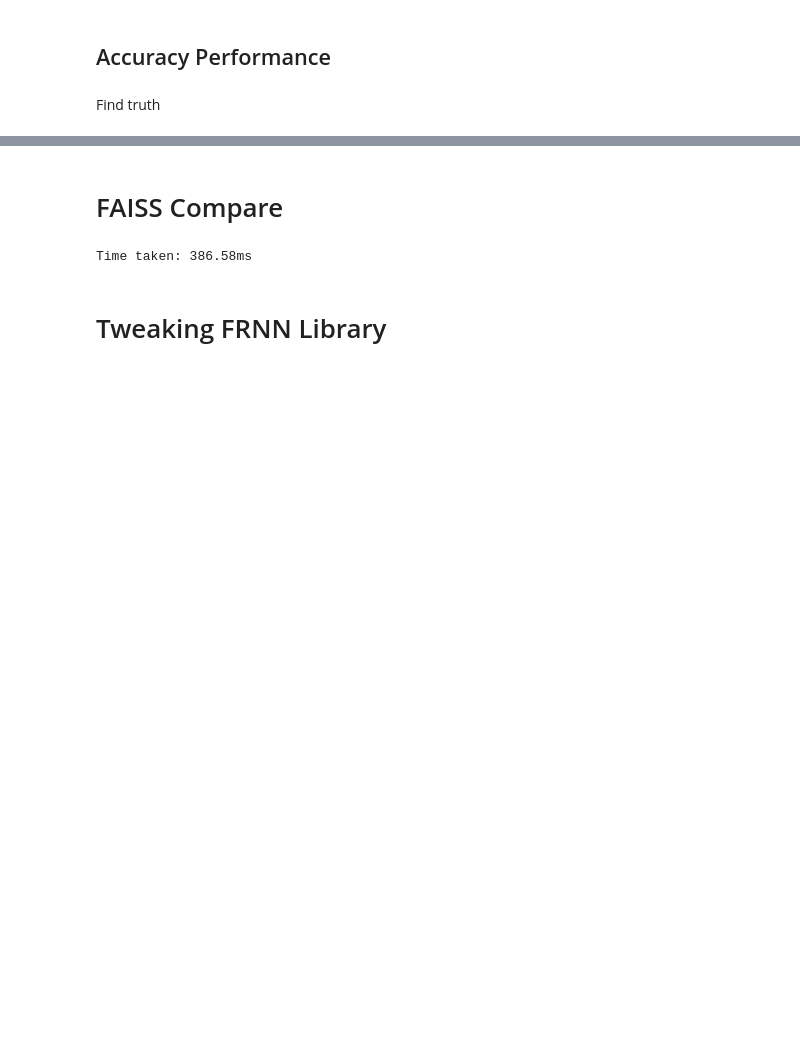
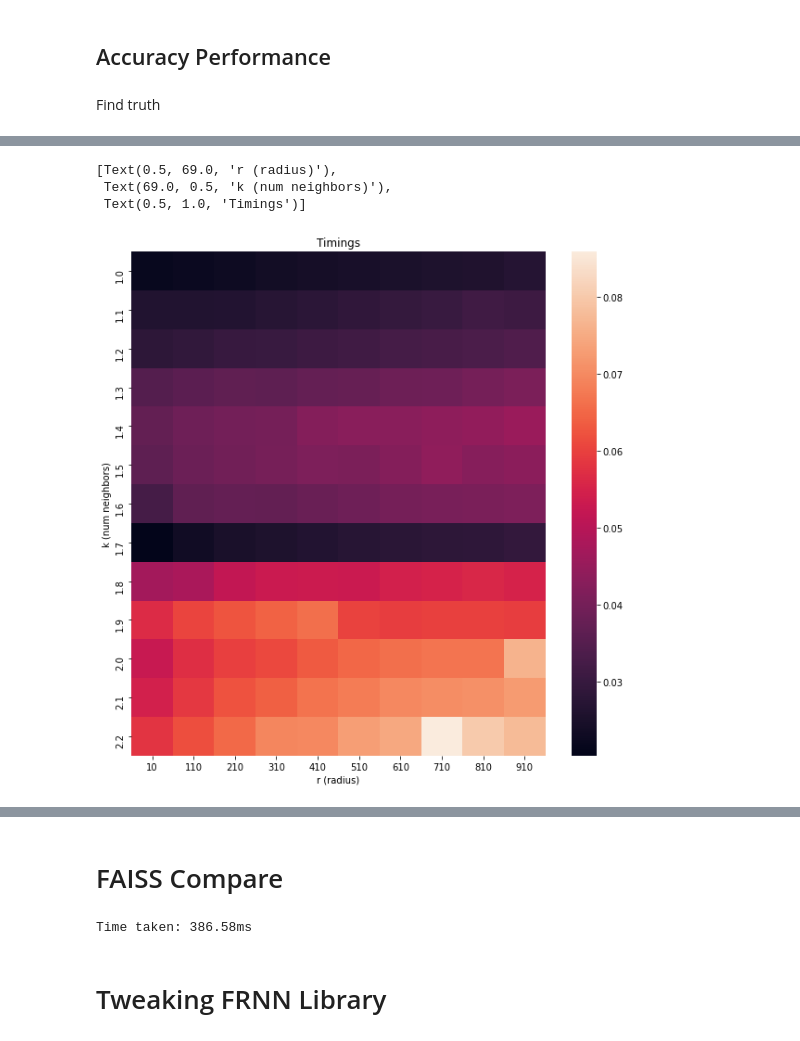
Before and after one commit to murnanedaniel/end-to-end, a Jupyter notebook: notebooks/GridSearch/4-FRNN-TweakedKNN.ipynb, the cells around one changed output, grey strips where cells are left out. Cells and saved outputs as stored; diff of their text form; code cells hidden in the pictures; blank space fills up the shorter version.

Commit message:
Update FRNN notebooks

```diff
--- a/notebooks/GridSearch/4-FRNN-TweakedKNN.ipynb
+++ b/notebooks/GridSearch/4-FRNN-TweakedKNN.ipynb
@@ -167,0 +182,27 @@ Efficiency: 0.9823640584945679, Purity: 0.010063880123198032
+# %%
+r = 1.7
+K = 500
+# %%
+start = torch.cuda.Event(enable_timing=True)
+end = torch.cuda.Event(enable_timing=True)
+
+start.record()
+
+dists, idxs, nn, grid = frnn.frnn_grid_points(
+    points1=spatial.unsqueeze(0), points2=spatial.unsqueeze(0), lengths1=None, lengths2=None, K=K, r=r, grid=grid, return_nn=False, return_sorted=True
+)
+
+# Remove the unneccessary batch dimension
+idxs = idxs.squeeze()
+
+ind = torch.Tensor.repeat(torch.arange(idxs.shape[0], device=device), (idxs.shape[1], 1), 1).T
+positive_idxs = idxs >= 0
+edge_list = torch.stack([ind[positive_idxs], idxs[positive_idxs]])
+
+# Remove self-loops
+e_spatial = edge_list[:, edge_list[0] != edge_list[1]]
+
+torch.cuda.synchronize()
+end.record()
+time = start.elapsed_time(end)
+print(f"Time taken: {time:.5}ms")
@@ -167,0 +213,3 @@ Efficiency: 0.9823640584945679, Purity: 0.010063880123198032
+# %%
+r_list = np.arange(1, 2.2, 0.1)
+K_list = np.arange(10, 1000, 100)
@@ -167,0 +274,13 @@ Efficiency: 0.9823640584945679, Purity: 0.010063880123198032
+# %%
+timings = np.array(timings).reshape((13, 10))
+effs = np.array(effs).reshape((13, 10))
+purs = np.array(purs).reshape((13, 10))
+# %%
+plt.figure(figsize=(10,10))
+ax =sns.heatmap(timings, xticklabels = K_list, yticklabels = np.around(r_list, 1))
+ax.set(xlabel='r (radius)', xlabel='k (num neighbors)', title="Timings")
+# %% [output]
+[Text(0.5, 69.0, 'r (radius)'),
+ Text(69.0, 0.5, 'k (num neighbors)'),
+ Text(0.5, 1.0, 'Timings')]
+[figure, added]
```
Also changed, not shown: parts of 14 cells of this notebook, 1 other file.
